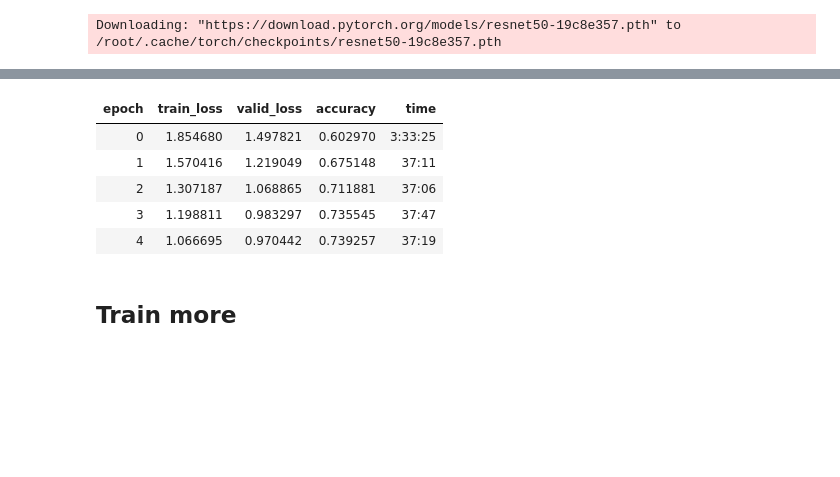
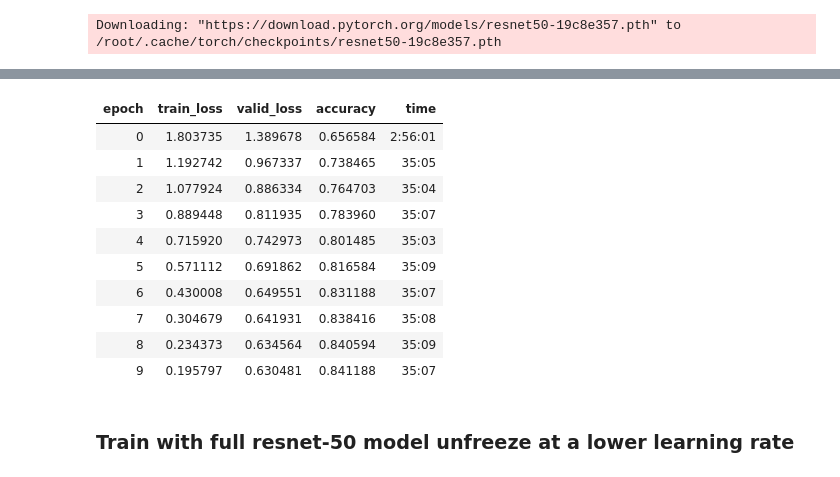
Before and after one commit to azizHakim/food_classifier, a Jupyter notebook: food_classifier.ipynb, the cells around one changed output, grey strips where cells are left out. Drawn from its saved outputs; the diff is of its cells as text; code cells hidden in the pictures; blank space fills up the shorter version.

```diff
--- a/food_classifier.ipynb
+++ b/food_classifier.ipynb
@@ -6,8 +6,8 @@ Done.
 # %%
 from google.colab import drive
 drive.mount('/content/gdrive', force_remount=True)
-#root_dir = "/content/gdrive/My Drive/"
-#base_dir = root_dir + 'ML-Projects/food_classifier/'
+root_dir = "/content/gdrive/My Drive/"
+base_dir = root_dir + 'ML-Projects/food_classifier/'
 # %% [output]
 Go to this URL in a browser: https://accounts.google.com/o/oauth2/auth?client_id=947318989803-6bn6qk8qdgf4n4g3pfee6491hc0brc4i.apps.googleusercontent.com&redirect_uri=urn%3Aietf%3Awg%3Aoauth%3A2.0%3Ao ...
 
@@ -29,2 +23,2 @@ unzip -q images.zip -d data/
 # %%
-path = Path("data")
+path = Path(base_dir + "data/dataset")
@@ -33,4 +27,3 @@ path = Path("data")
 # %%
-np.random.seed(19)
 data = ImageDataBunch.from_folder(path, train=".", valid_pct=0.2,
-        ds_tfms=get_transforms(), size=224, num_workers=4).normalize(imagenet_stats)
+        ds_tfms=get_transforms(), size=256, num_workers=4).normalize(imagenet_stats)
@@ -51,10 +50,17 @@ Downloading: "https://download.pytorch.org/models/resnet50-19c8e357.pth" to /roo
+# %%
+lr = 1e-3
 # %%
-learn.fit_one_cycle(5)
+learn.fit_one_cycle(10, slice(lr))
 # %% [output]
 | epoch | train_loss | valid_loss | accuracy | time |
-| 0 | 1.854680 | 1.497821 | 0.602970 | 3:33:25 |
-| 1 | 1.570416 | 1.219049 | 0.675148 | 37:11 |
-| 2 | 1.307187 | 1.068865 | 0.711881 | 37:06 |
-| 3 | 1.198811 | 0.983297 | 0.735545 | 37:47 |
-| 4 | 1.066695 | 0.970442 | 0.739257 | 37:19 |
+| 0 | 1.803735 | 1.389678 | 0.656584 | 2:56:01 |
+| 1 | 1.192742 | 0.967337 | 0.738465 | 35:05 |
+| 2 | 1.077924 | 0.886334 | 0.764703 | 35:04 |
+| 3 | 0.889448 | 0.811935 | 0.783960 | 35:07 |
+| 4 | 0.715920 | 0.742973 | 0.801485 | 35:03 |
+| 5 | 0.571112 | 0.691862 | 0.816584 | 35:09 |
+| 6 | 0.430008 | 0.649551 | 0.831188 | 35:07 |
+| 7 | 0.304679 | 0.641931 | 0.838416 | 35:08 |
+| 8 | 0.234373 | 0.634564 | 0.840594 | 35:09 |
+| 9 | 0.195797 | 0.630481 | 0.841188 | 35:07 |
 # %%
@@ -62,2 +68,2 @@ learn.save('res50-9')
-# %% [markdown]
-## Train more
+# %% [markdown]
+### Train with full resnet-50 model unfreeze at a lower learning rate
```
Also changed, not shown: parts of 38 cells of this notebook, 2 other files.
